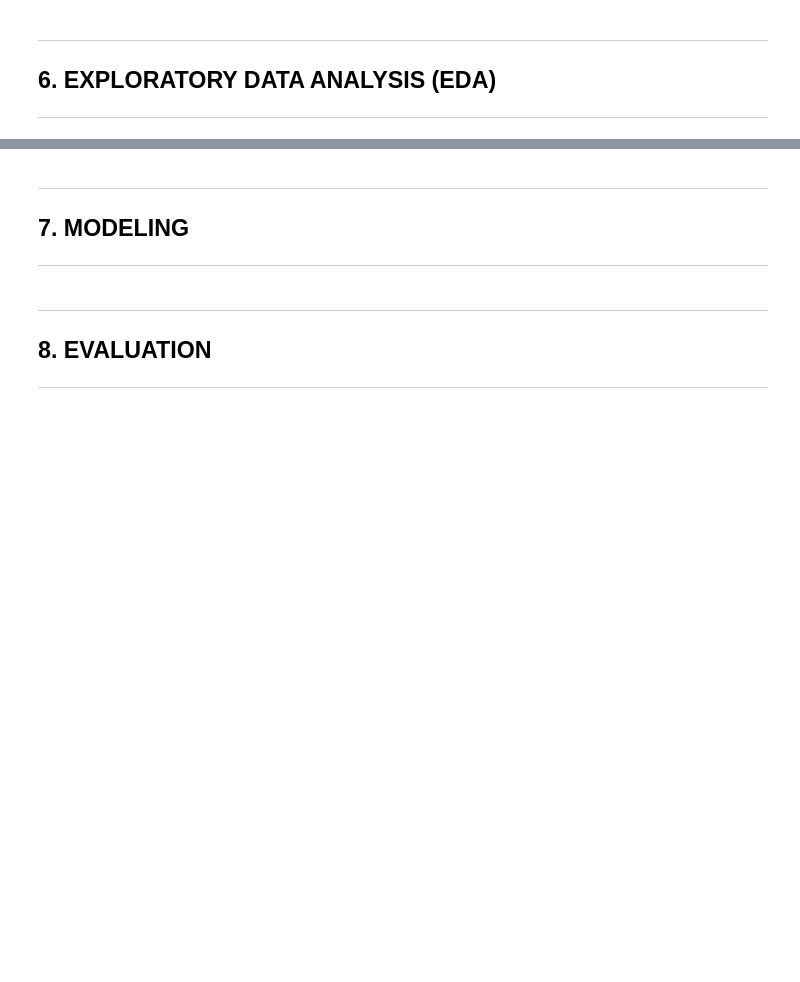
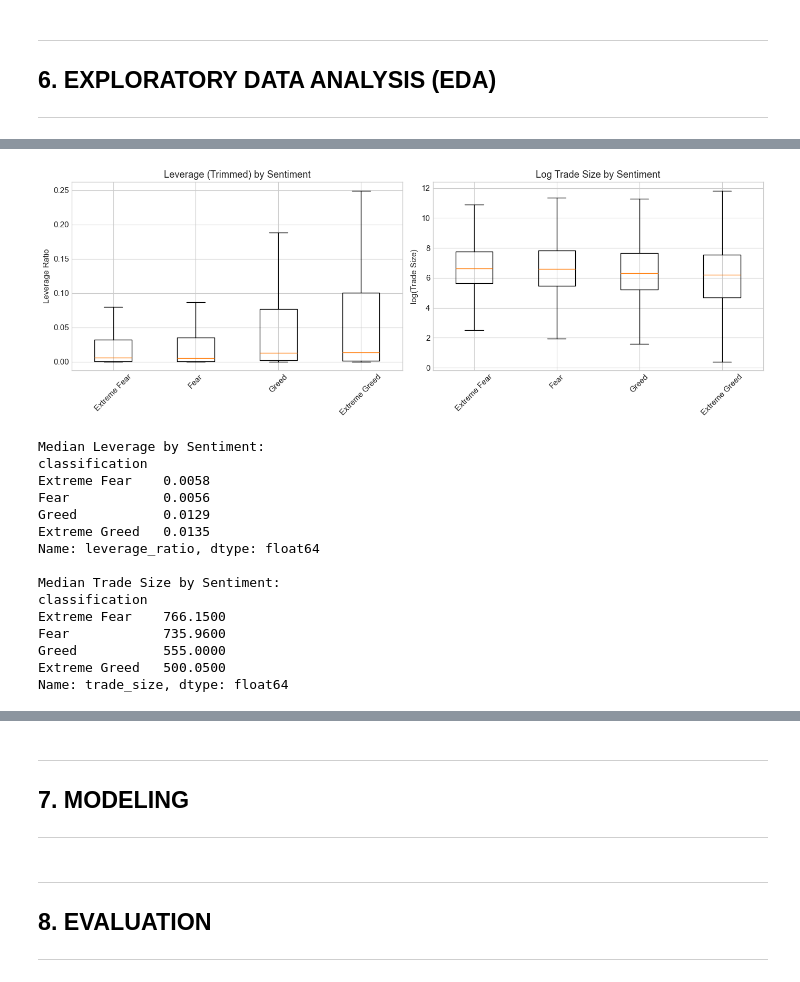
Before and after one commit to sandipanarnab/bitcoin_trading_data_sentiment_analysis, a Jupyter notebook: notebook/bitcoin_sentiment_trader_analysis.ipynb, the cells around one changed output, grey strips where cells are left out. Cells and saved outputs as stored; diff of their text form; code cells hidden in the pictures; blank space fills up the shorter version.

```diff
--- a/notebook/bitcoin_sentiment_trader_analysis.ipynb
+++ b/notebook/bitcoin_sentiment_trader_analysis.ipynb
@@ -404,38 +854,60 @@ print("Traders in Neutral/Greed show different PnL patterns than Fear periods")
 # %%
-# C. RISK BEHAVIOR: LEVERAGE & TRADE SIZE VS SENTIMENT
+# C. RISK BEHAVIOR ANALYSIS
 
 fig, axes = plt.subplots(1, 2, figsize=(14, 5))
 
-# Leverage vs sentiment
-leverage_stats = merged_df.groupby('classification')['leverage_ratio'].agg(['mean', 'median'])
-leverage_stats = leverage_stats.reindex(sentiment_order)
+# Ensure correct order (no Neutral)
+sentiment_order = ['Extreme Fear', 'Fear', 'Greed', 'Extreme Greed']
 
-axes[0].boxplot([merged_df[merged_df['classification'] == s]['leverage_ratio'].dropna()
-                for s in sentiment_order],
-               labels=sentiment_order)
-axes[0].set_xticklabels(sentiment_order, rotation=45, ha='right')
-axes[0].set_xlabel('Market Sentiment')
+# --- Leverage (use trimmed data) ---
+leverage_data = [
+    merged_df[(merged_df['classification'] == s) & (merged_df['leverage_ratio'] > 0)]['leverage_ratio']
+    for s in sentiment_order
+]
+
+axes[0].boxplot(leverage_data, showfliers=False)  # remove extreme outliers
+axes[0].set_xticklabels(sentiment_order, rotation=45)
+axes[0].set_title('Leverage (Trimmed) by Sentiment')
 axes[0].set_ylabel('Leverage Ratio')
-axes[0].set_title('Leverage Distribution by Sentiment')
 
-# Trade size vs sentiment
-size_stats = merged_df.groupby('classification')['trade_size'].agg(['mean', 'median'])
-size_stats = size_stats.reindex(sentiment_order)
+# --- Trade size (log scale recommended) ---
+size_data = [
+    np.log1p(merged_df[merged_df['classification'] == s]['trade_size'])
+    for s in sentiment_order
+]
 
-axes[1].boxplot([merged_df[merged_df['classification'] == s]['trade_size']
-                for s in sentiment_order],
-               labels=sentiment_order)
-axes[1].set_xticklabels(sentiment_order, rotation=45, ha='right')
-axes[1].set_xlabel('Market Sentiment')
-axes[1].set_ylabel('Trade Size ($)')
-axes[1].set_title('Trade Size Distribution by Sentiment')
+axes[1].boxplot(size_data, showfliers=False)
+axes[1].set_xticklabels(sentiment_order, rotation=45)
+axes[1].set_title('Log Trade Size by Sentiment')
+axes[1].set_ylabel('log(Trade Size)')
 
 plt.tight_layout()
-plt.savefig('/workspace/charts/risk_behavior.png', dpi=150, bbox_inches='tight')
 plt.show()
 
-print("\nMean Leverage by Sentiment:")
-print(leverage_stats['mean'])
+# SUMMARY STATS (MEDIAN FOCUS)
 
-print("\nMean Trade Size by Sentiment:")
-print(size_stats['mean'])
+leverage_stats = merged_df.groupby('classification')['leverage_ratio'].median().reindex(sentiment_order)
+size_stats = merged_df.groupby('classification')['trade_size'].median().reindex(sentiment_order)
+
+print("\nMedian Leverage by Sentiment:")
+print(leverage_stats)
+
+print("\nMedian Trade Size by Sentiment:")
+print(size_stats)
+# %% [output]
+[figure, added]
+Median Leverage by Sentiment:
+classification
+Extreme Fear    0.0058
+Fear            0.0056
+Greed           0.0129
+Extreme Greed   0.0135
+Name: leverage_ratio, dtype: float64
+
+Median Trade Size by Sentiment:
+classification
+Extreme Fear    766.1500
+Fear            735.9600
+Greed           555.0000
+Extreme Greed   500.0500
+Name: trade_size, dtype: float64
```
Also changed, not shown: parts of 31 cells of this notebook, 2 other files.
